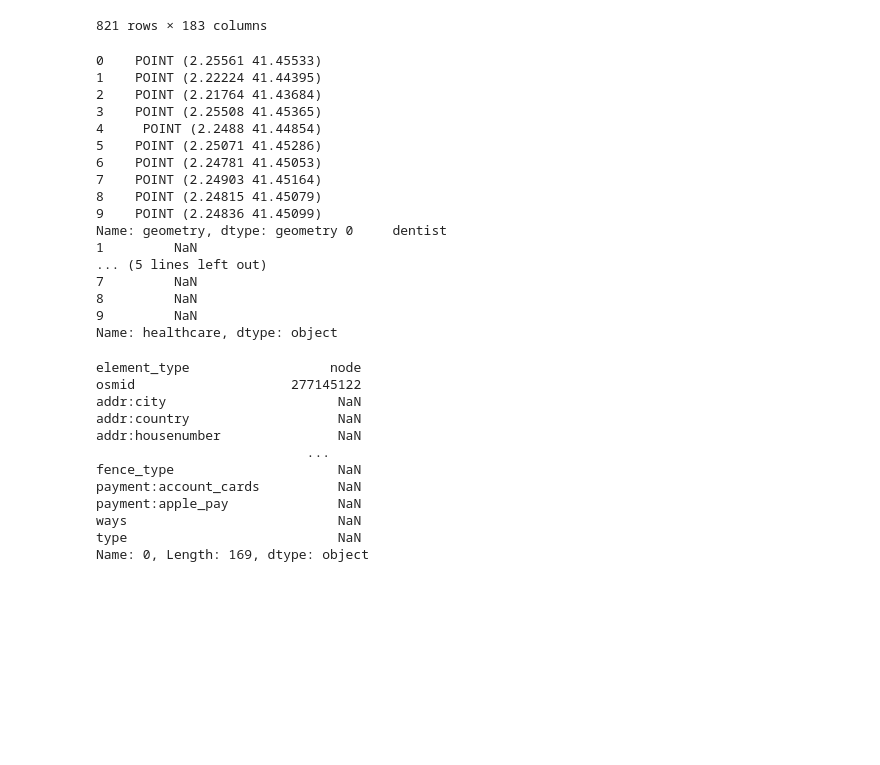
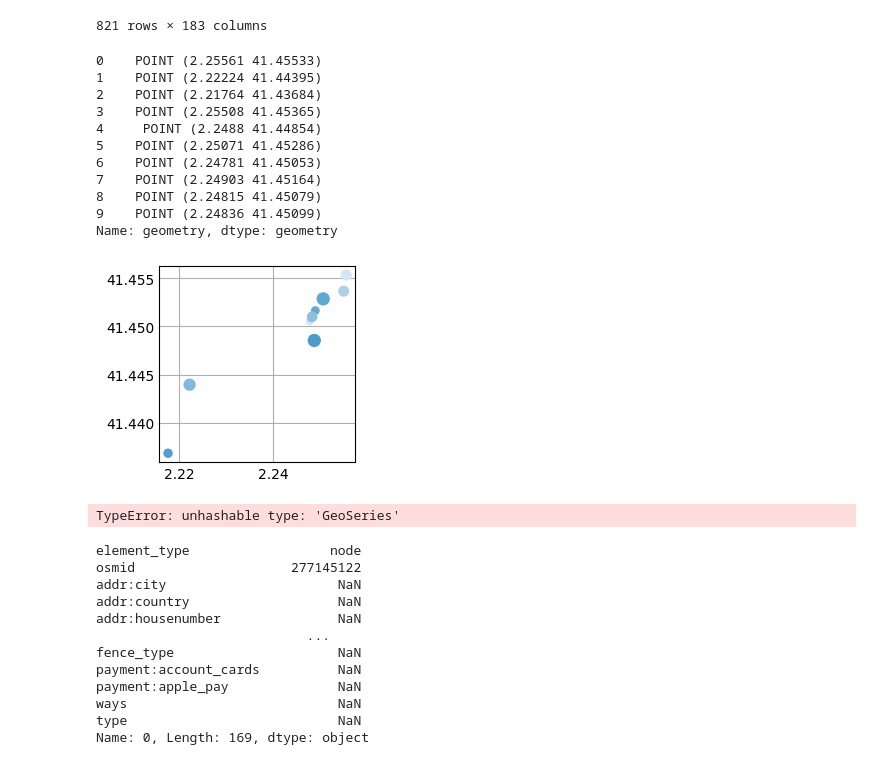
Before and after one commit to ramon-garcia-ayala/macad_AIABootcamp, a Jupyter notebook: example/stockholm_eda.ipynb, the cells around one changed output. Saved outputs shown, nothing was run; the diff lists cells and outputs as text; code cells hidden in the pictures; blank space fills up the shorter version.

Commit message:
scatter(x, y) diagram created of geometry (points)

```diff
--- a/example/stockholm_eda.ipynb
+++ b/example/stockholm_eda.ipynb
@@ -87,7 +87,7 @@ gdf
 | 820 | way | 1365026601 | POLYGON ((2.22325 41.43925, 2.223... | 7 | Carrer de Provença | school | NaN | Escola Arrels-Esperança | Badalona | ... |
 821 rows × 183 columns
 # %%
-print(gdf["geometry"][0:10], gdf["healthcare"][0:10])
+print(gdf["geometry"][0:10])
 # %% [output]
 0    POINT (2.25561 41.45533)
 1    POINT (2.22224 41.44395)
@@ -99,13 +99,56 @@ print(gdf["geometry"][0:10], gdf["healthcare"][0:10])
 7    POINT (2.24903 41.45164)
 8    POINT (2.24815 41.45079)
 9    POINT (2.24836 41.45099)
-Name: geometry, dtype: geometry 0     dentist
-1         NaN
-... (5 lines left out)
-7         NaN
-8         NaN
-9         NaN
-Name: healthcare, dtype: object
+Name: geometry, dtype: geometry
+# %%
+import matplotlib.pyplot as plt
+import numpy as np
+
+plt.style.use('_mpl-gallery')
+
+# 1. Get the first 10 rows of your GeoDataFrame
+subset_gdf = gdf.iloc[0:10]
+
+# 2. Extract X and Y coordinates from the Point geometries
+# Note: This only works if your geometries are shapely Point objects.
+x = subset_gdf.geometry.x
+y = subset_gdf.geometry.y
+
+# 3. Generate sizes and colors based on the actual number of points (10)
+num_points = len(x)
+np.random.seed(3)
+sizes = np.random.uniform(15, 80, num_points)
+colors = np.random.uniform(15, 80, num_points)
+
+# 4. Create the plot
+fig, ax = plt.subplots()
+
+ax.scatter(x, y, s=sizes, c=colors, vmin=0, vmax=100)
+
+# IMPORTANT: The original axis limits are commented out.
+# Geographic coordinates rarely fall exactly between 0 and 8.
+# Leaving this commented allows Matplotlib to auto-scale to your actual data.
+# ax.set(xlim=(0, 8), xticks=np.arange(1, 8),
+#        ylim=(0, 8), yticks=np.arange(1, 8))
+
+plt.show()
+# %% [output]
+[figure, added]
+# %%
+import pandas as pd
+import plotly.express as px
+
+# 1. Create data frame
+data = {gdf["geometry"][0:10]}
+df = pd.DataFrame(data)
+
+# 2. Visual Map
+fig = px.scatter_geo
+
+# 3. Show diagram
+fig.show()
+# %% [output]
+TypeError: unhashable type: 'GeoSeries'
 # %%
 # Inspect one feature to understand the structure
 gdf.iloc[0]
```
Also changed, not shown: parts of 3 cells of this notebook.
